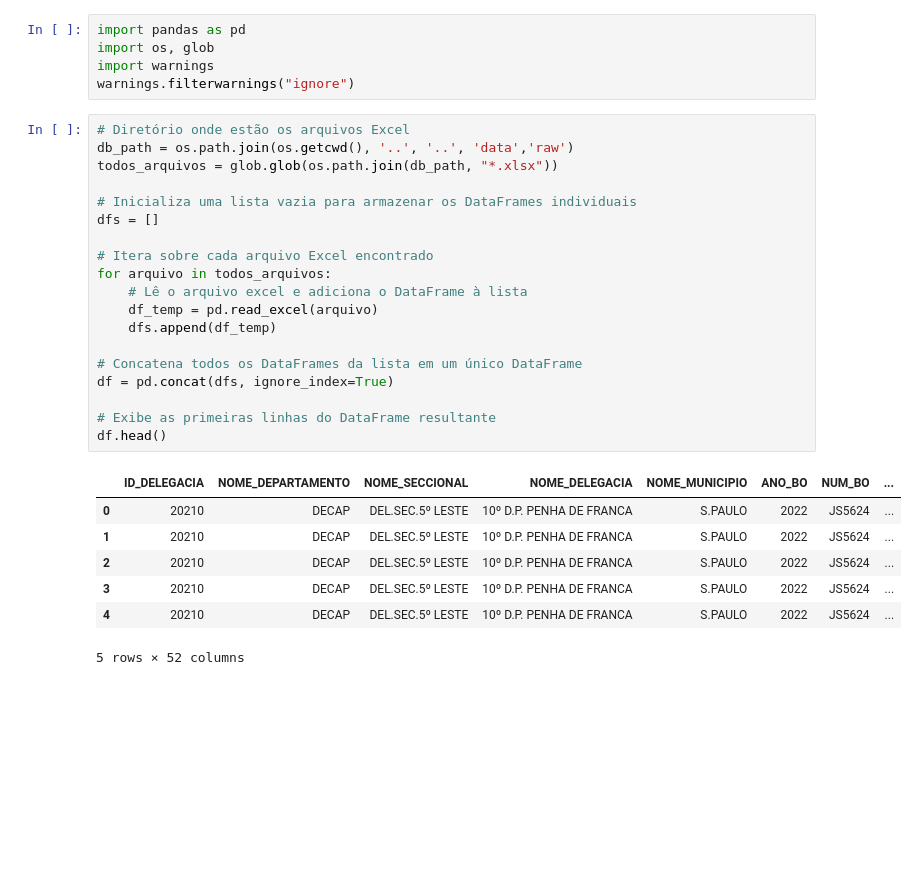
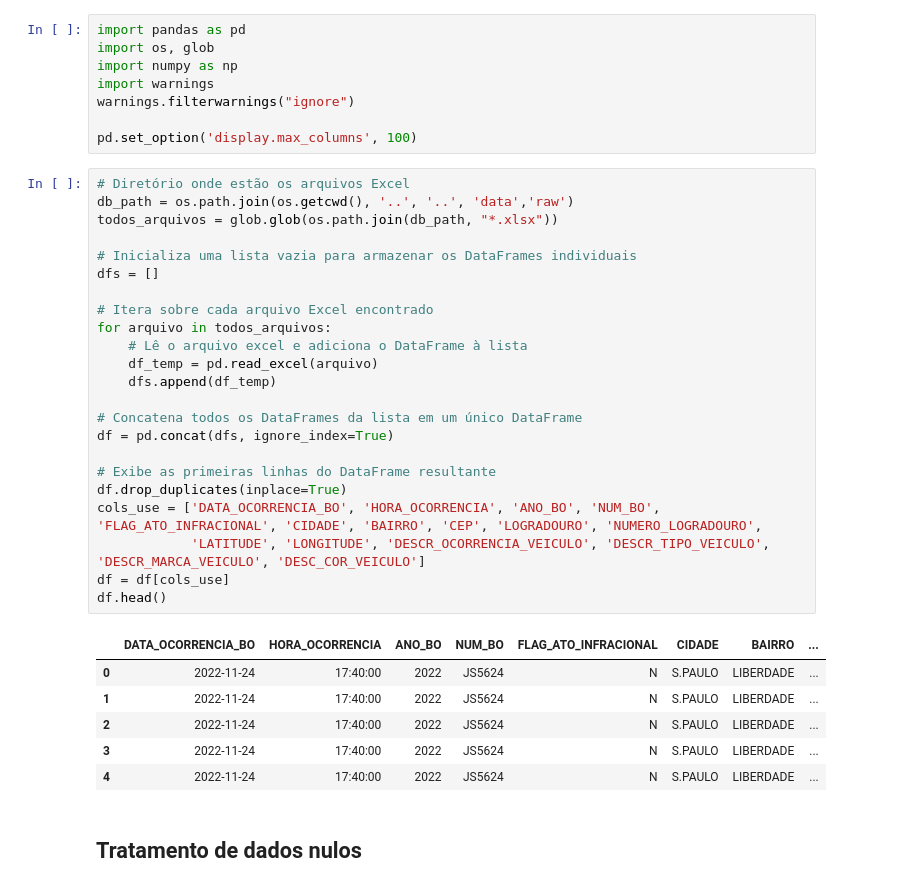
Before and after one commit to RailanDeivid/Analise_Roubos_e_Furtos_Veiculos_SP, a Jupyter notebook: src/preprocessed/data_preprocessing.ipynb, the cells around one changed output. Cells and saved outputs as stored; diff of their text form; blank space fills up the shorter version.

```diff
--- a/src/preprocessed/data_preprocessing.ipynb
+++ b/src/preprocessed/data_preprocessing.ipynb
@@ -1,32 +1,40 @@
 # %%
 import pandas as pd
 import os, glob
+import numpy as np
 import warnings
 warnings.filterwarnings("ignore")
+
+pd.set_option('display.max_columns', 100)
 # %%
 # Diretório onde estão os arquivos Excel
 db_path = os.path.join(os.getcwd(), '..', '..', 'data','raw')
 todos_arquivos = glob.glob(os.path.join(db_path, "*.xlsx"))
 
 # Inicializa uma lista vazia para armazenar os DataFrames individuais
 dfs = []
 
 # Itera sobre cada arquivo Excel encontrado
 for arquivo in todos_arquivos:
     # Lê o arquivo excel e adiciona o DataFrame à lista
     df_temp = pd.read_excel(arquivo)
     dfs.append(df_temp)
 
 # Concatena todos os DataFrames da lista em um único DataFrame
 df = pd.concat(dfs, ignore_index=True)
 
 # Exibe as primeiras linhas do DataFrame resultante
+df.drop_duplicates(inplace=True)
+cols_use = ['DATA_OCORRENCIA_BO', 'HORA_OCORRENCIA', 'ANO_BO', 'NUM_BO', 'FLAG_ATO_INFRACIONAL', 'CIDADE', 'BAIRRO', 'CEP', 'LOGRADOURO', 'NUMERO_LOGRADOURO',
+            'LATITUDE', 'LONGITUDE', 'DESCR_OCORRENCIA_VEICULO', 'DESCR_TIPO_VEICULO', 'DESCR_MARCA_VEICULO', 'DESC_COR_VEICULO']
+df = df[cols_use]
 df.head()
 # %% [output]
-|  | ID_DELEGACIA | NOME_DEPARTAMENTO | NOME_SECCIONAL | NOME_DELEGACIA | NOME_MUNICIPIO | ANO_BO | NUM_BO | ... |
-| 0 | 20210 | DECAP | DEL.SEC.5º LESTE | 10º D.P. PENHA DE FRANCA | S.PAULO | 2022 | JS5624 | ... |
-| 1 | 20210 | DECAP | DEL.SEC.5º LESTE | 10º D.P. PENHA DE FRANCA | S.PAULO | 2022 | JS5624 | ... |
-| 2 | 20210 | DECAP | DEL.SEC.5º LESTE | 10º D.P. PENHA DE FRANCA | S.PAULO | 2022 | JS5624 | ... |
-| 3 | 20210 | DECAP | DEL.SEC.5º LESTE | 10º D.P. PENHA DE FRANCA | S.PAULO | 2022 | JS5624 | ... |
-| 4 | 20210 | DECAP | DEL.SEC.5º LESTE | 10º D.P. PENHA DE FRANCA | S.PAULO | 2022 | JS5624 | ... |
+|  | DATA_OCORRENCIA_BO | HORA_OCORRENCIA | ANO_BO | NUM_BO | FLAG_ATO_INFRACIONAL | CIDADE | BAIRRO | ... |
+| 0 | 2022-11-24 | 17:40:00 | 2022 | JS5624 | N | S.PAULO | LIBERDADE | ... |
+| 1 | 2022-11-24 | 17:40:00 | 2022 | JS5624 | N | S.PAULO | LIBERDADE | ... |
+| 2 | 2022-11-24 | 17:40:00 | 2022 | JS5624 | N | S.PAULO | LIBERDADE | ... |
+| 3 | 2022-11-24 | 17:40:00 | 2022 | JS5624 | N | S.PAULO | LIBERDADE | ... |
+| 4 | 2022-11-24 | 17:40:00 | 2022 | JS5624 | N | S.PAULO | LIBERDADE | ... |
-5 rows × 52 columns
+# %% [markdown]
+## Tratamento de dados nulos
```
Also changed, not shown: parts of 13 cells of this notebook, 2 other files.
